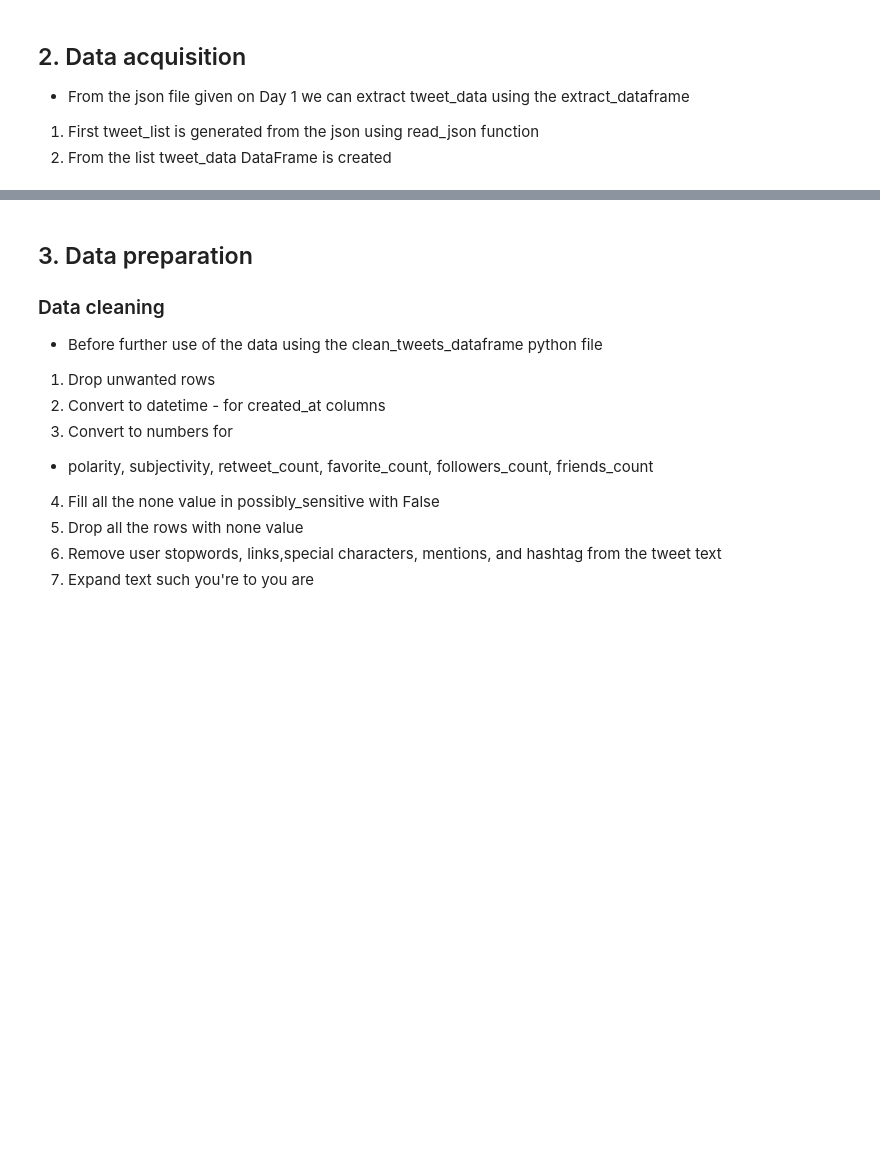
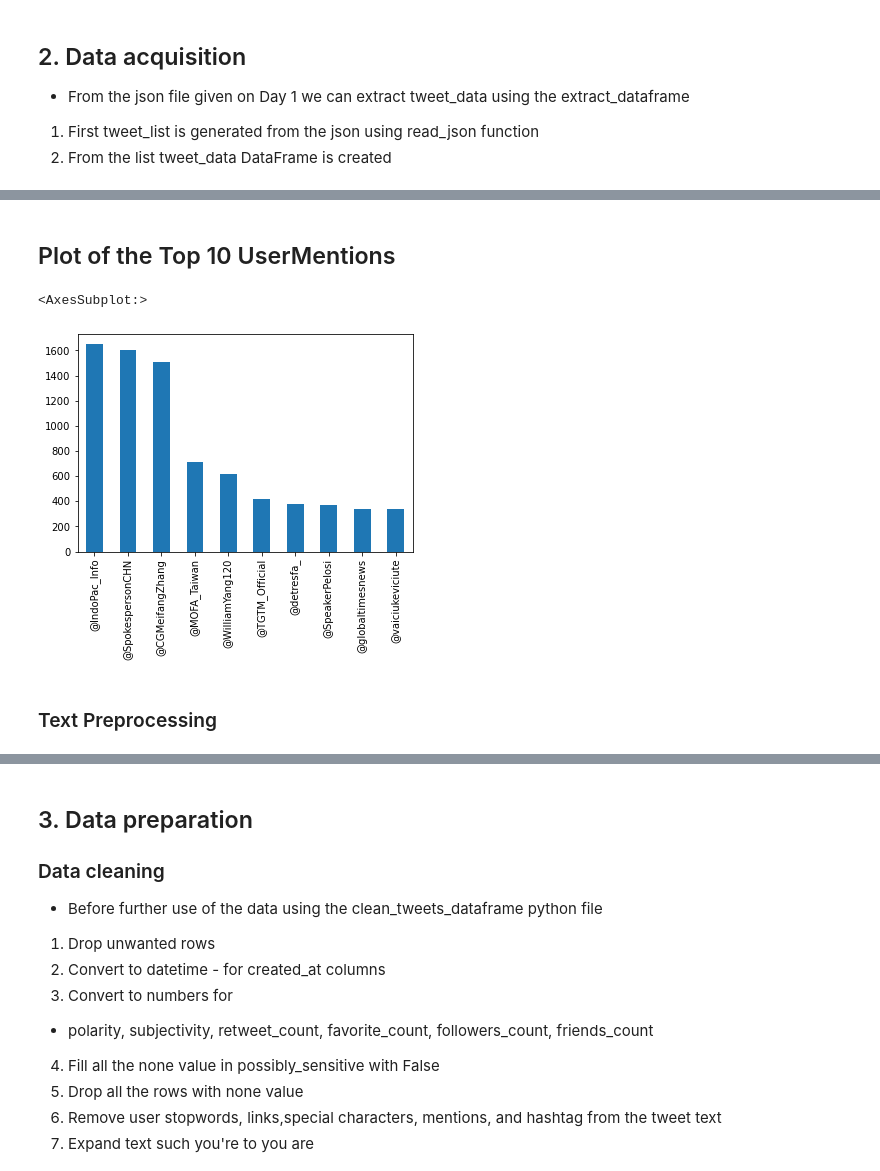
Before and after one commit to degagawolde/twitter-data-analysis, a Jupyter notebook: JupyterNotebooks/EDA.ipynb, the cells around one changed output, grey strips where cells are left out. Saved outputs shown, nothing was run; the diff lists cells and outputs as text; code cells hidden in the pictures; blank space fills up the shorter version.

```diff
--- a/JupyterNotebooks/EDA.ipynb
+++ b/JupyterNotebooks/EDA.ipynb
@@ -114,0 +201,4 @@ fig.savefig("bar_chart_for_missing_columns.png")
+# %%
+#Method to find hashtags from tweets
+def find_hashtags(tweet):
+    return re.findall('(@[A-Za-z]+[A-Za-z0-9-_]+)', tweet)
@@ -114,0 +246,9 @@ fig.savefig("bar_chart_for_missing_columns.png")
+# %% [markdown]
+## Plot of the Top 10 UserMentions
+# %%
+tweet_data['flattened_user_mentions'].value_counts()[:10].plot(kind='bar')
+# %% [output]
+<AxesSubplot:>
+[figure, added]
+# %% [markdown]
+### Text Preprocessing
```
Also changed, not shown: parts of 26 cells of this notebook, 4 other files.
